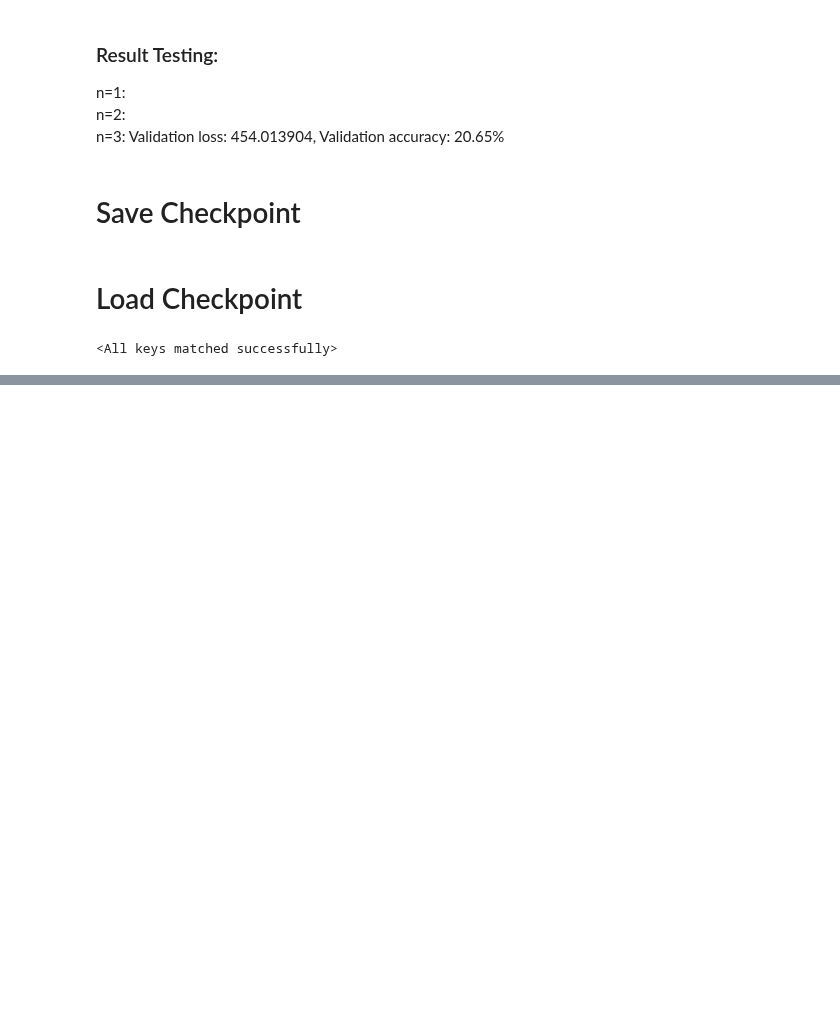
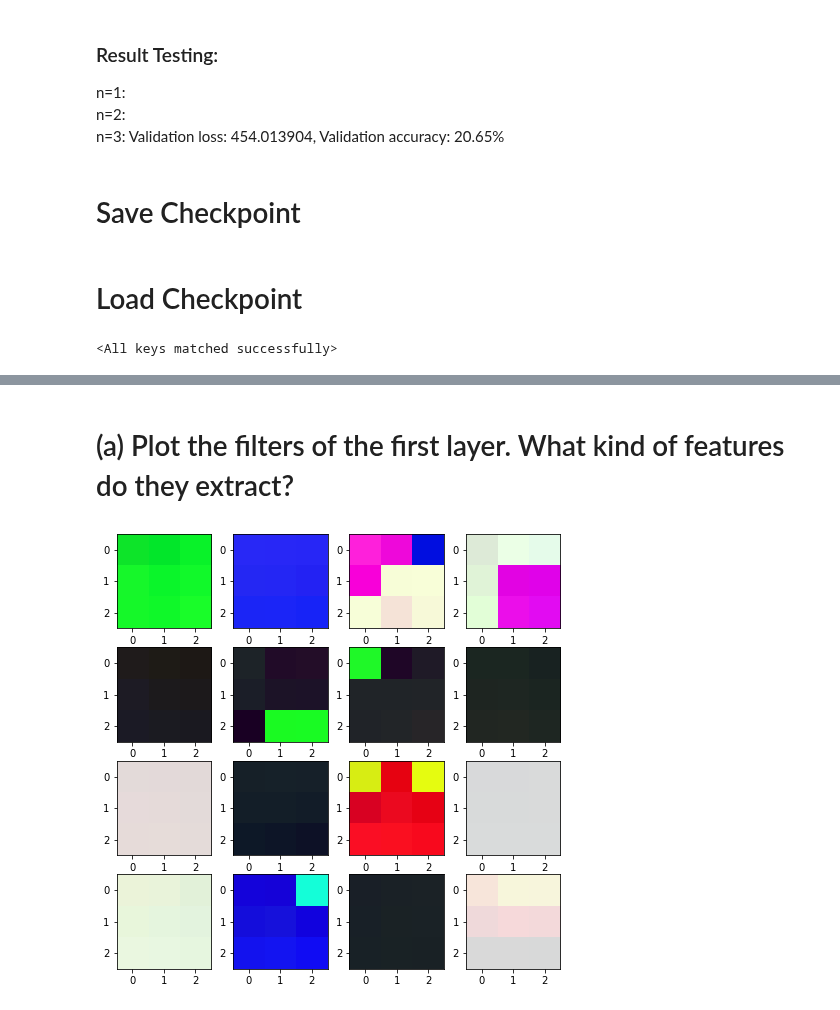
Before and after one commit to pwl482/patrec_2020, a Jupyter notebook: Assignment_10/ResNet_CNN.ipynb, the cells around one changed output, grey strips where cells are left out. Saved outputs shown, nothing was run; the diff lists cells and outputs as text; code cells hidden in the pictures; blank space fills up the shorter version.

```diff
--- a/Assignment_10/ResNet_CNN.ipynb
+++ b/Assignment_10/ResNet_CNN.ipynb
@@ -338,12 +342,14 @@ n=3: Validation loss: 454.013904, Validation accuracy: 20.65% <br>
 checkpoint = {
     'model_state_dict': resnet_model.state_dict(),
     'optimizer_state_dict': resnet_optim.state_dict(),
-    'depth_n' = resnet_model.depth_n
+    'depth_n': resnet_model.depth_n,
     'epoch': 10,
     'losses': resnet_losses
 }
+# %%
+filename = 'resnet_model_n3.pth'
 # %%
-filename = 'resnet_model:10.pth'
+
 # checkpoint_path = os.path.join(root_path, 'My Drive', 'MLVideos', filename)
 
 with open(filename, 'wb') as f:
@@ -366,0 +373,14 @@ Validation complete! Validation loss: 455.793573, Validation accuracy: 20.31%
+# %% [markdown]
+# (a) Plot the filters of the first layer. What kind of features do they extract?
+# %%
+#for param in model.parameters():
+fig = plt.figure(figsize=(8, 8))
+columns = 4
+rows = 4
+for i, img in enumerate(next(resnet_model.parameters()).data):
+    img = img.permute(1, 2, 0).cpu().numpy()
+    fig.add_subplot(rows, columns, i+1)
+    plt.imshow(img.astype('uint8'))
+plt.show()
+# %% [output]
+[figure, added]
```
Also changed, not shown: parts of 13 cells of this notebook.
